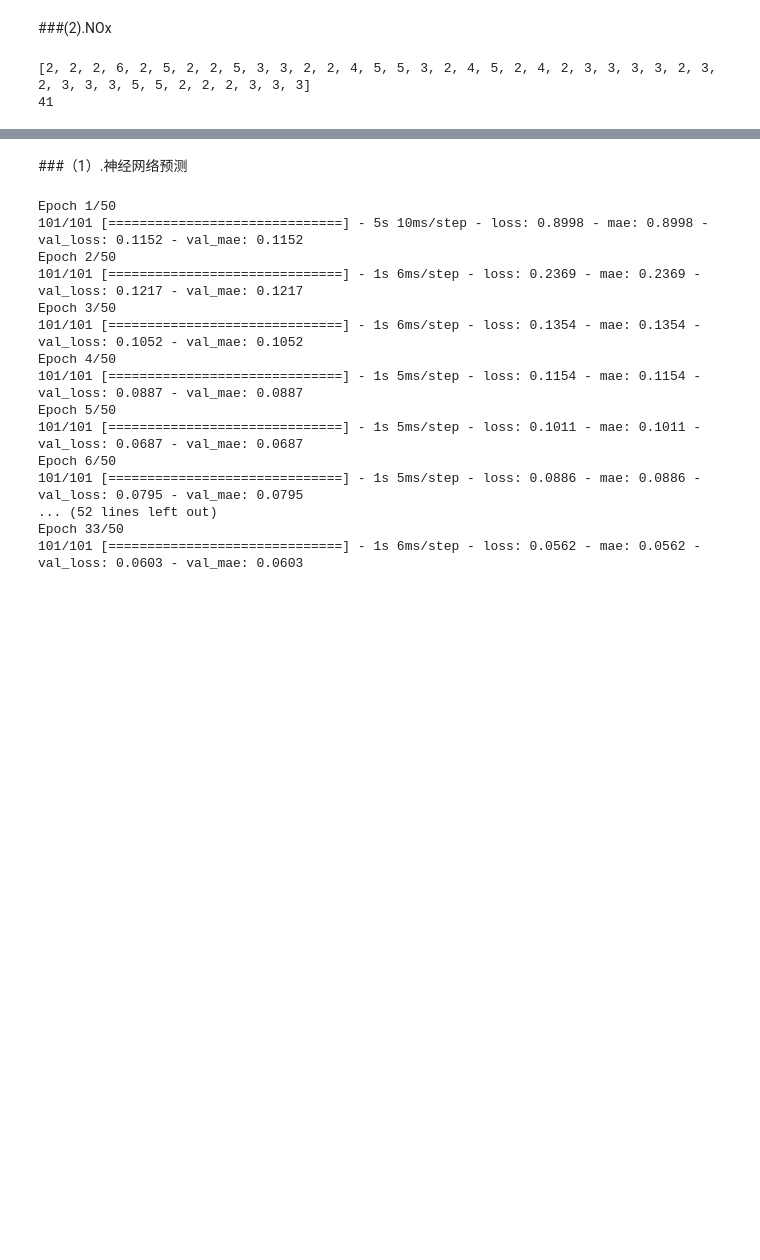
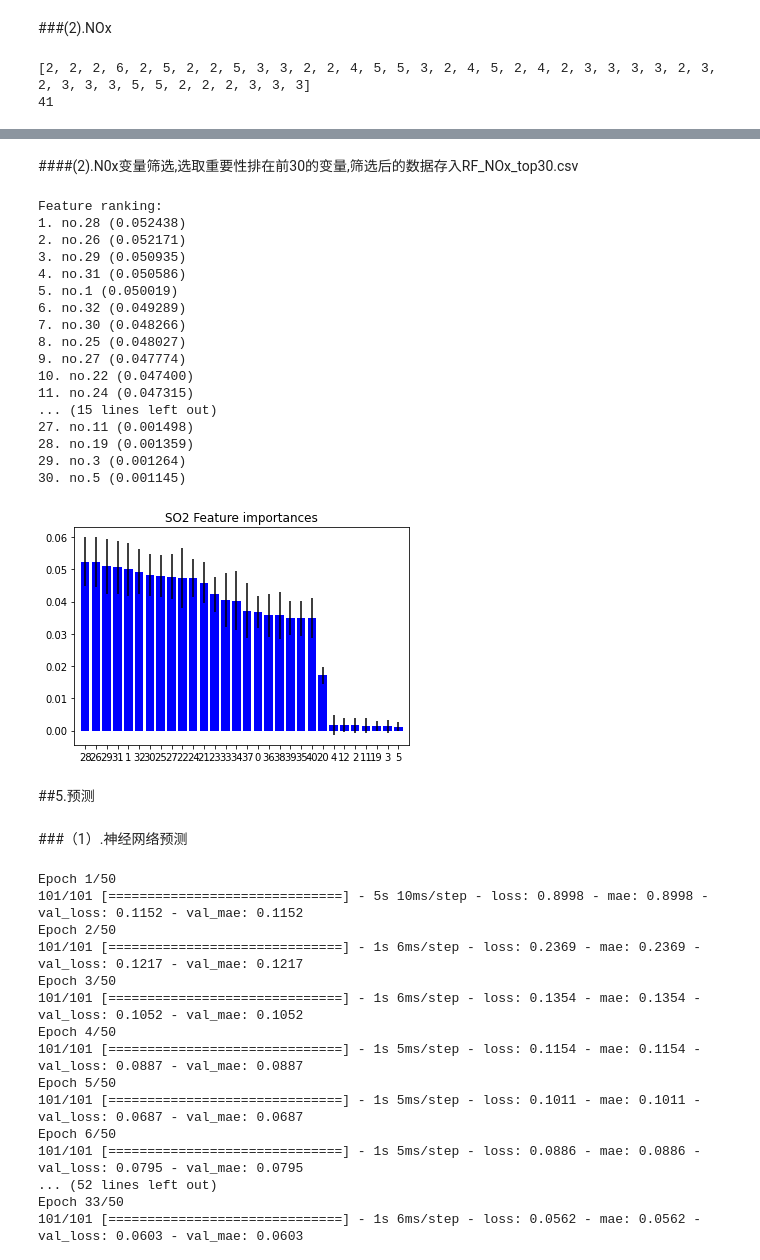
Before and after one commit to frdmu/neural-network, a Jupyter notebook: 预测.ipynb, the cells around one changed output, grey strips where cells are left out. Cells and saved outputs as stored; diff of their text form; code cells hidden in the pictures; blank space fills up the shorter version.

```diff
--- a/预测.ipynb
+++ b/预测.ipynb
@@ -161,3 +234,67 @@ print(len(timeDelay))
+# %% [markdown]
+####(2).N0x变量筛选,选取重要性排在前30的变量,筛选后的数据存入RF_NOx_top30.csv
+# %%
+fileName = "/content/neural-network/neural-network/总数据整理.xls"
+df = pd.read_excel(fileName)
+data = np.array(df)
+col_row = data.shape
+
+row = 5000 #选取5000条数据进行变量筛选
+col = col_row[1]
+
+X= data[0:row,1:col-2]
+Y= data[0:row,col-1:col] # NOx
+y=Y.ravel()
+y1=y.astype(int)
+
+forest = RandomForestClassifier()
+forest.fit(X, y1)
+
+importances = forest.feature_importances_
+std = np.std([tree.feature_importances_ for tree in forest.estimators_],axis=0)
+indices = np.argsort(importances)[::-1]
+cut_indices = indices[0:30] #选取前30个重要的变量
+
+header_indices = np.copy(cut_indices)
+top30_indices = np.append(header_indices,[-2])
+#筛选完毕，存入文本
+df = pd.read_excel(fileName)
+out = df.iloc[:,top30_indices]
+out.to_csv("/content/neural-network/RF_NOx_top30.csv",index=False)
+
+# Print the feature ranking
+print("Feature ranking:")
+for count in range(30):
+    print("%d. no.%d (%f)" % (count+1, indices[count], importances[indices[count]]))
+
+# Plot the feature importances of the forest
+plt.figure()
+plt.title("SO2 Feature importances")
+plt.bar(range(30), importances[cut_indices],color="b", yerr=std[cut_indices], align="center")
+plt.xticks(range(30), cut_indices)
+plt.xlim([-1, 30])
+plt.show()
+# %% [output]
+Feature ranking:
+1. no.28 (0.052438)
+2. no.26 (0.052171)
+3. no.29 (0.050935)
+4. no.31 (0.050586)
+5. no.1 (0.050019)
+6. no.32 (0.049289)
+7. no.30 (0.048266)
+8. no.25 (0.048027)
+9. no.27 (0.047774)
+10. no.22 (0.047400)
+11. no.24 (0.047315)
+... (15 lines left out)
+27. no.11 (0.001498)
+28. no.19 (0.001359)
+29. no.3 (0.001264)
+30. no.5 (0.001145)
+[figure, added]
+# %% [markdown]
+##5.预测
 # %% [markdown]
 ###（1）.神经网络预测
 # %%
```
Also changed, not shown: parts of 7 cells of this notebook.
